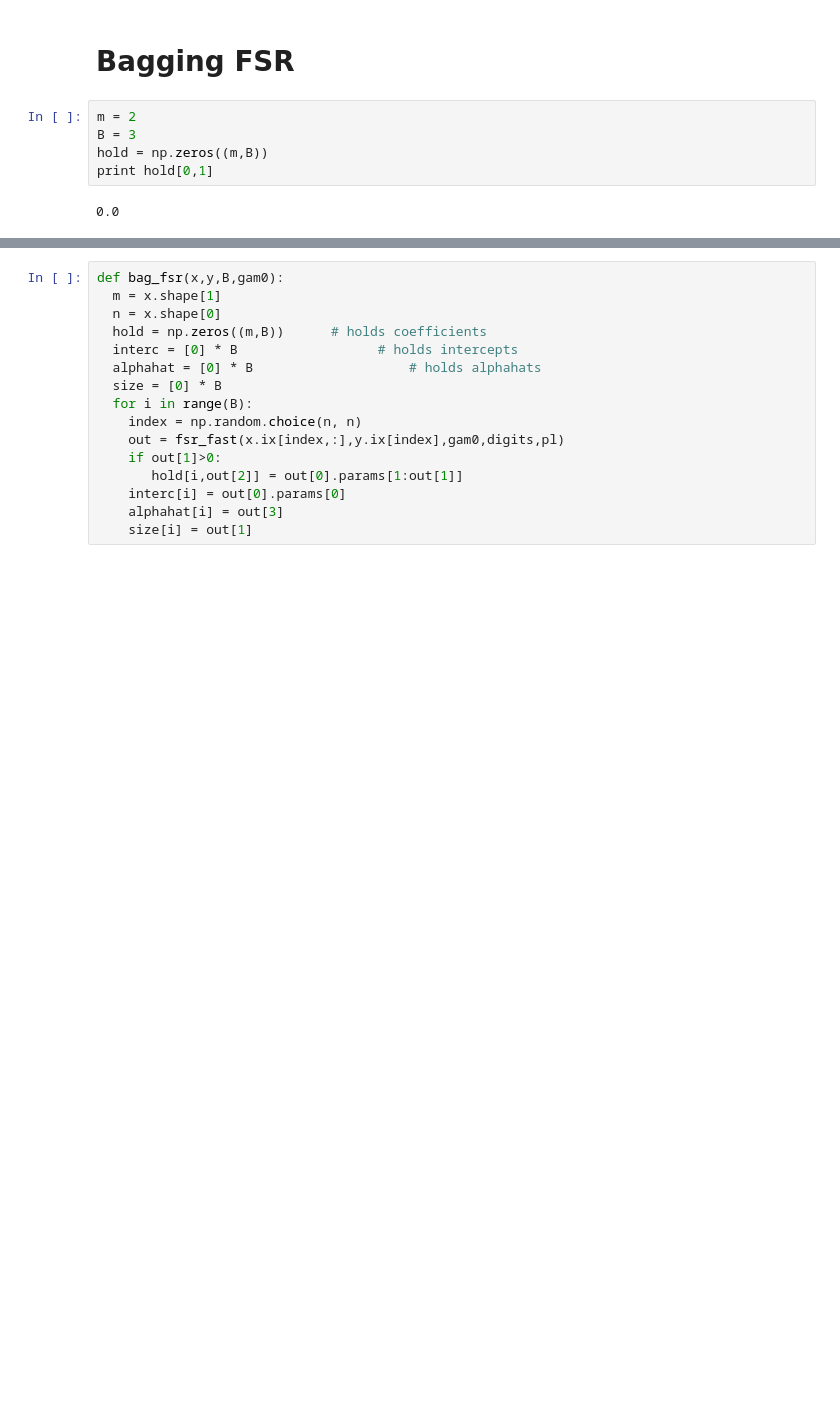
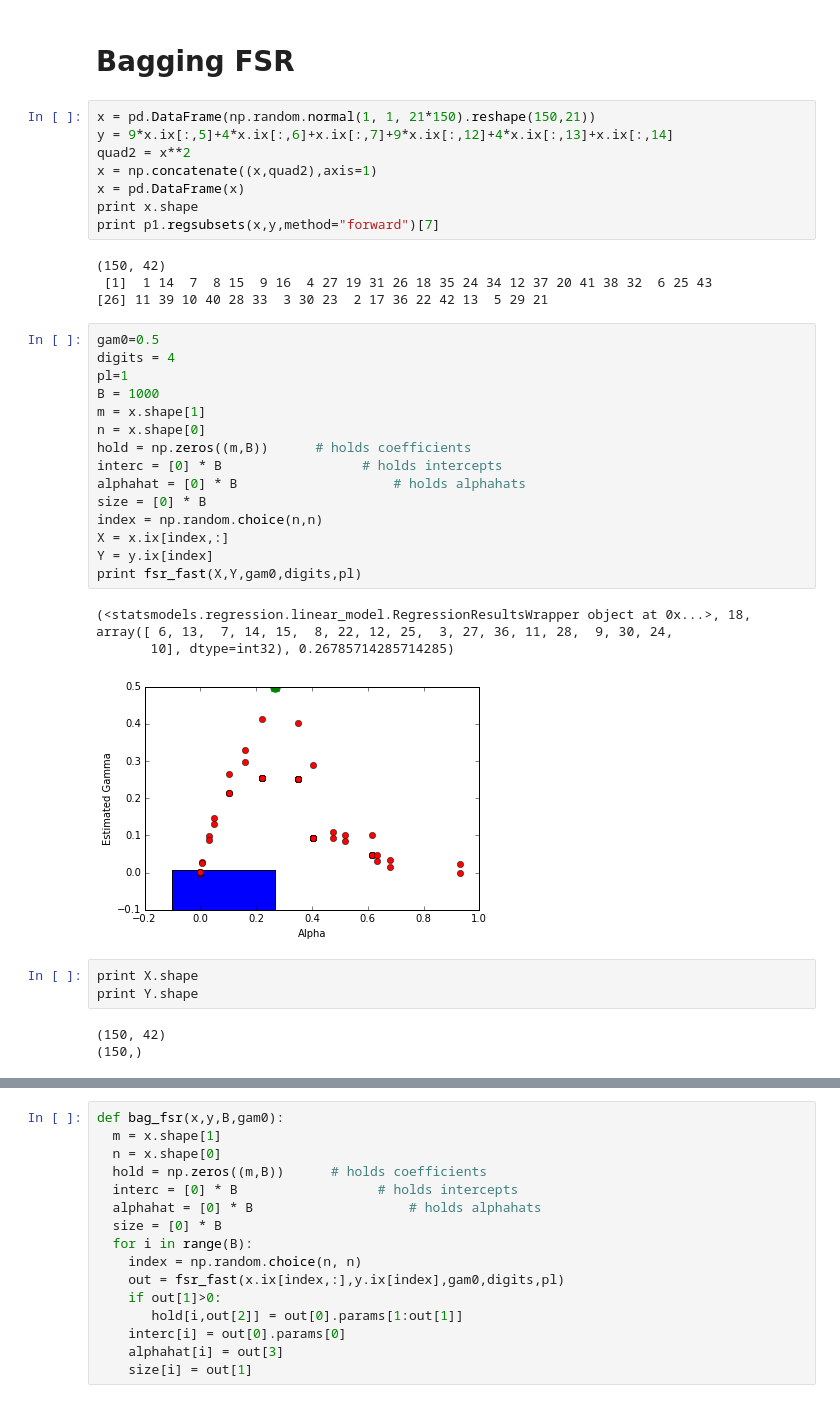
Before and after one commit to yc205/663-final-project, a Jupyter notebook: final draft 1.ipynb, the cells around one changed output, grey strips where cells are left out. Cells and saved outputs as stored; diff of their text form; blank space fills up the shorter version.

```diff
--- a/final draft 1.ipynb
+++ b/final draft 1.ipynb
@@ -91,9 +114,39 @@ def fsr_fast(x,y,gam0,digits,pl):
 # %% [markdown]
 # Bagging FSR
-# %%
-m = 2
-B = 3
-hold = np.zeros((m,B))
-print hold[0,1]
-# %% [output]
-0.0
+# %%
+x = pd.DataFrame(np.random.normal(1, 1, 21*150).reshape(150,21))
+y = 9*x.ix[:,5]+4*x.ix[:,6]+x.ix[:,7]+9*x.ix[:,12]+4*x.ix[:,13]+x.ix[:,14]
+quad2 = x**2
+x = np.concatenate((x,quad2),axis=1)
+x = pd.DataFrame(x)
+print x.shape
+print p1.regsubsets(x,y,method="forward")[7]
+# %% [output]
+(150, 42)
+ [1]  1 14  7  8 15  9 16  4 27 19 31 26 18 35 24 34 12 37 20 41 38 32  6 25 43
+[26] 11 39 10 40 28 33  3 30 23  2 17 36 22 42 13  5 29 21
+# %%
+gam0=0.5
+digits = 4
+pl=1
+B = 1000
+m = x.shape[1]
+n = x.shape[0]
+hold = np.zeros((m,B))      # holds coefficients
+interc = [0] * B                  # holds intercepts
+alphahat = [0] * B                    # holds alphahats
+size = [0] * B
+index = np.random.choice(n,n)
+X = x.ix[index,:]
+Y = y.ix[index]
+print fsr_fast(X,Y,gam0,digits,pl)
+# %% [output]
+(<statsmodels.regression.linear_model.RegressionResultsWrapper object at 0x...>, 18, array([ 6, 13,  7, 14, 15,  8, 22, 12, 25,  3, 27, 36, 11, 28,  9, 30, 24,
+       10], dtype=int32), 0.26785714285714285)
+[figure, added]
+# %%
+print X.shape
+print Y.shape
+# %% [output]
+(150, 42)
+(150,)
```
Also changed, not shown: parts of 7 cells of this notebook.
